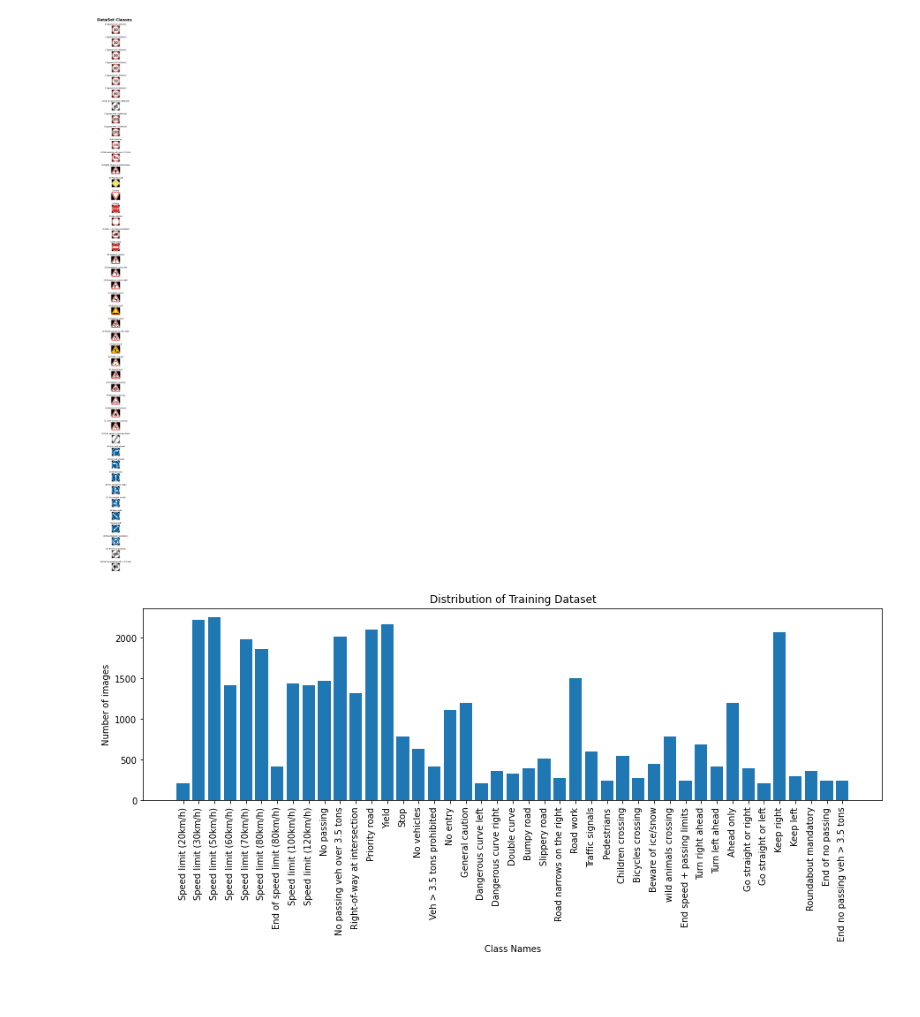
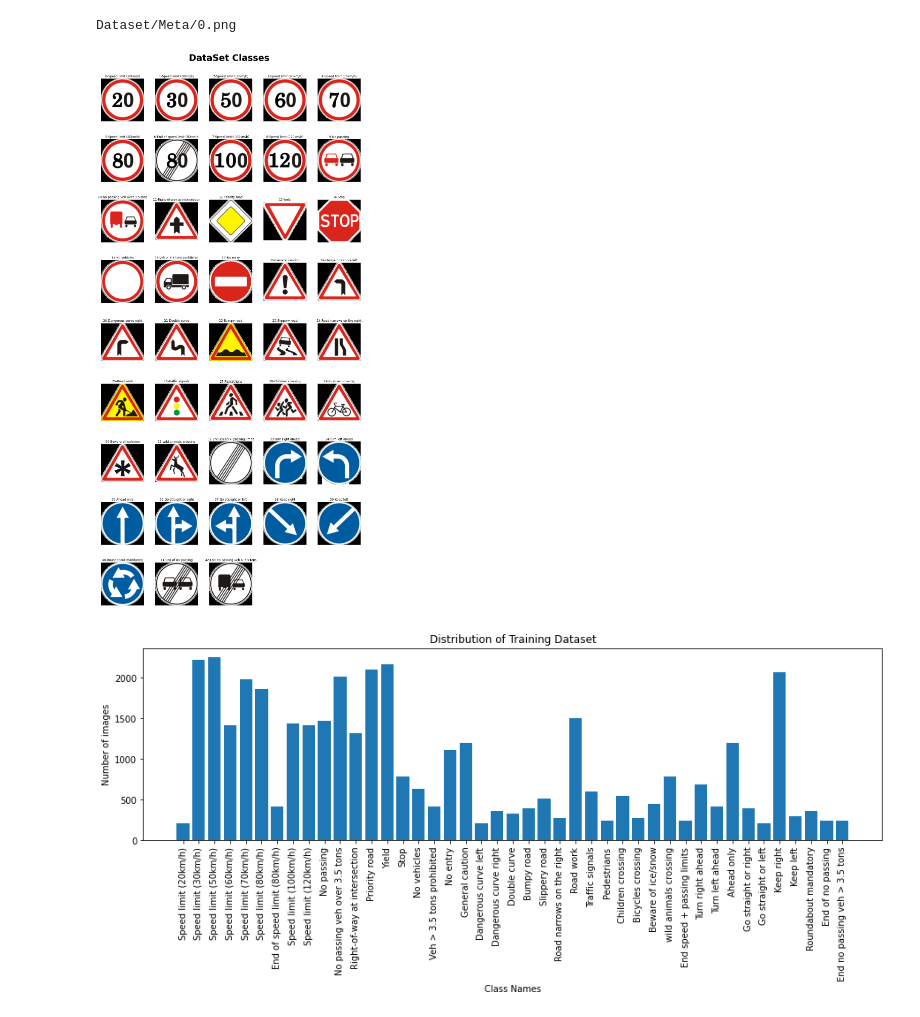
Before and after one commit to TheBlackCat22/Road-Sign-Detection-and-Classification, a Jupyter notebook: main.ipynb, the cells around one changed output. Saved outputs shown, nothing was run; the diff lists cells and outputs as text; code cells hidden in the pictures; blank space fills up the shorter version.

Commit message:
imported dataset

```diff
--- a/main.ipynb
+++ b/main.ipynb
@@ -20,25 +20,37 @@ X_trainpath,Y_train=train["Path"],train["ClassId"]
 test=pd.read_csv("DataSet\Test.csv")
 test["Path"]="Dataset/"+test["Path"]
 X_testpath,Y_test=test["Path"],test["ClassId"]
+
+meta=pd.read_csv("Dataset\Meta.csv")
+meta["Path"]="Dataset/"+meta["Path"]
+meta=meta.sort_values("ClassId")
+# %%
+print(meta["Path"].iloc[0])
+# %% [output]
+Dataset/Meta/0.png
 # %%
 f=open(r"DataSet\Classes.txt")
 classes=f.read().split("\n")
 # %%
-fig,axes=plt.subplots(nrows=43,ncols=1,figsize=(10,50))
+fig,axes=plt.subplots(nrows=9,ncols=5,figsize=(15,30))
 fig.tight_layout()
-fig.suptitle("DataSet Classes",y=1.01,fontweight="bold",fontsize=25)
+fig.suptitle("DataSet Classes",y=1.03,fontweight="bold",fontsize=35)
 
-for i in range(43):
-    path="DataSet\Meta\\"+str(i)+".png"
-    img=cv2.imread(path)
-    img = cv2.cvtColor(img, cv2.COLOR_BGR2RGB)
-    axes[i].imshow(img)
-    axes[i].axis("off")
-    axes[i].set_title(f"{i}-{classes[i]}")
+id=0
+for i in range(9):
+    for j in range(5):
+        if id<=42:
+            path=meta["Path"].iloc[id]
+            img=cv2.imread(path)
+            img = cv2.cvtColor(img, cv2.COLOR_BGR2RGB)
+            axes[i][j].imshow(img)
+            axes[i][j].set_title(f"{id}-{classes[id]}")
+        axes[i][j].axis("off")
+        id=id+1
 
 plt.show()
 # %% [output]
-[figure, old version]
+[figure, new version]
 # %%
 n=[]
 for i in range(0,43):
```
